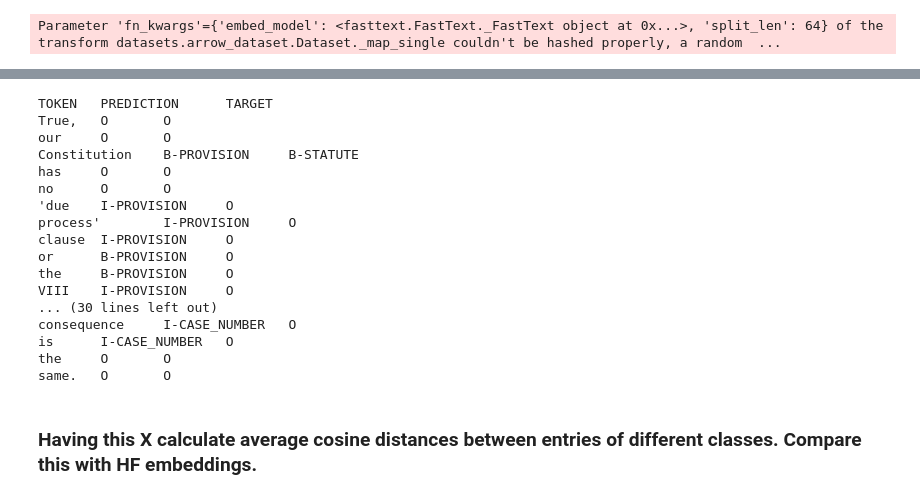
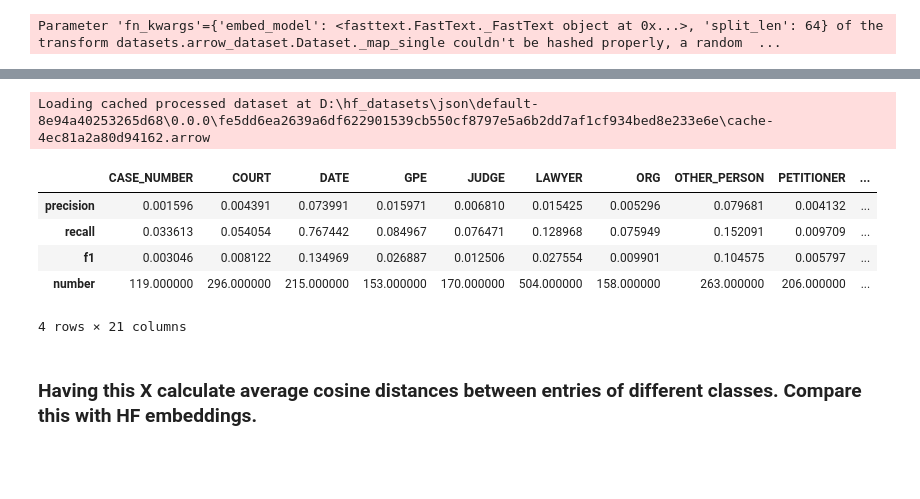
Before and after one commit to SebChw/NLP-Legal-eval, a Jupyter notebook: notebooks/baselines.ipynb, the cells around one changed output, grey strips where cells are left out. Saved outputs shown, nothing was run; the diff lists cells and outputs as text; code cells hidden in the pictures; blank space fills up the shorter version.

Commit message:
fix: baselines

```diff
--- a/notebooks/baselines.ipynb
+++ b/notebooks/baselines.ipynb
@@ -30,9 +131,16 @@ from transformers import Trainer, TrainingArguments
+# %%
+class_counts = get_class_counts(dataset_casted["train"])
+inverted_count = class_counts ** (-1)
+WEIGHTS = list(inverted_count / inverted_count.sum())
 # %%
 MODEL_PATH = "../embeddings/legal_eval.bin"
 
 model = fasttext.load_model(MODEL_PATH)
-config = AttentionBaselineConfig(num_classes = 29, n_head=1)
+config = AttentionBaselineConfig(num_classes = 29, n_head=5, weights=WEIGHTS)
 att_baseline = AttentionBaseline(config)
+
+#config = LSTMBaselineConfig(num_classes=29, weights=WEIGHTS)
+#lstm_baseline = LSTMBaseline(config)
 # %% [output]
 Warning : `load_model` does not return WordVectorModel or SupervisedModel any more, but a `FastText` object which is very similar.
 # %%
@@ -140,23 +195,16 @@ Loading cached processed dataset at D:\hf_datasets\json\default-a8e9242f0c3ba640
-# %%
-print_predictions(dataset_ner['test'][0], ml_baseline)
-# %% [output]
-TOKEN   PREDICTION      TARGET
-True,   O       O
-our     O       O
-Constitution    B-PROVISION     B-STATUTE
-has     O       O
-no      O       O
-'due    I-PROVISION     O
-process'        I-PROVISION     O
-clause  I-PROVISION     O
-or      B-PROVISION     O
-the     B-PROVISION     O
-VIII    I-PROVISION     O
-... (30 lines left out)
-consequence     I-CASE_NUMBER   O
-is      I-CASE_NUMBER   O
-the     O       O
-same.   O       O
+# %%
+att_baseline.embed_model = model
+att_baseline.class_labels = dataset_casted['train'].features["ner_tags"].feature
+att_baseline.to("cuda")
+evaluate_nerlegal(dataset_ner['test'], att_baseline)
+# %% [output]
+Loading cached processed dataset at D:\hf_datasets\json\default-8e94a40253265d68\0.0.0\fe5dd6ea2639a6df622901539cb550cf8797e5a6b2dd7af1cf934bed8e233e6e\cache-4ec81a2a80d94162.arrow
+|  | CASE_NUMBER | COURT | DATE | GPE | JUDGE | LAWYER | ORG | OTHER_PERSON | PETITIONER | ... |
+| precision | 0.001596 | 0.004391 | 0.073991 | 0.015971 | 0.006810 | 0.015425 | 0.005296 | 0.079681 | 0.004132 | ... |
+| recall | 0.033613 | 0.054054 | 0.767442 | 0.084967 | 0.076471 | 0.128968 | 0.075949 | 0.152091 | 0.009709 | ... |
+| f1 | 0.003046 | 0.008122 | 0.134969 | 0.026887 | 0.012506 | 0.027554 | 0.009901 | 0.104575 | 0.005797 | ... |
+| number | 119.000000 | 296.000000 | 215.000000 | 153.000000 | 170.000000 | 504.000000 | 158.000000 | 263.000000 | 206.000000 | ... |
+4 rows × 21 columns
 # %% [markdown]
 ### Having this X calculate average cosine distances between entries of different classes. Compare this with HF embeddings.
 # %%
```
Also changed, not shown: parts of 27 cells of this notebook, 9 other files.
